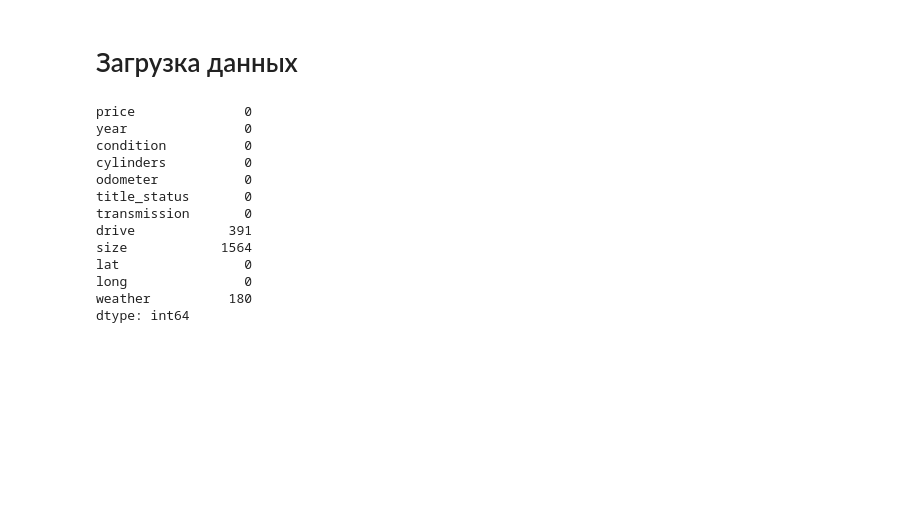
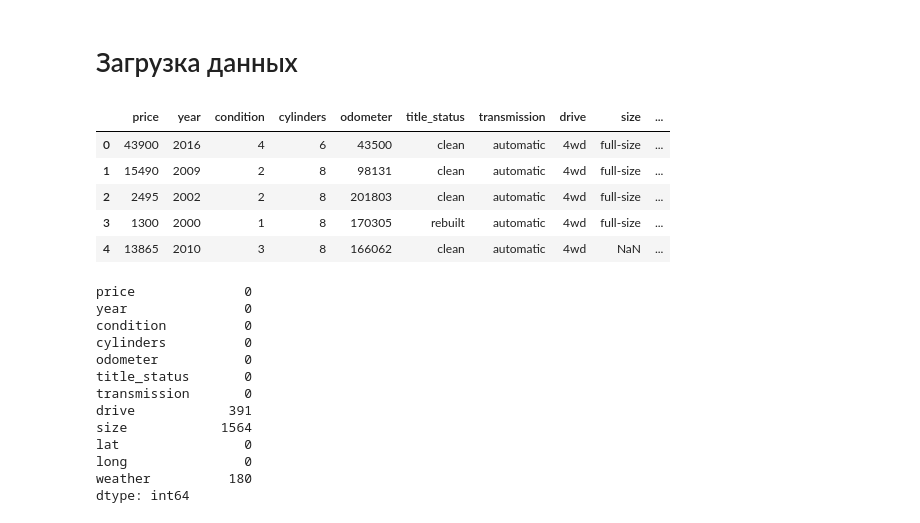
Before and after one commit to DenisBaburin/ds_school_148, a Jupyter notebook: DS_school/ML basics/ML-6_Отбор и селекция признаков/Обработка_пропусков_и_выбросов.ipynb, the cells around one changed output. Drawn from its saved outputs; the diff is of its cells as text; code cells hidden in the pictures; blank space fills up the shorter version.

```diff
--- a/DS_school/ML basics/ML-6_Отбор и селекция признаков/Обработка_пропусков_и_выбросов.ipynb
+++ b/DS_school/ML basics/ML-6_Отбор и селекция признаков/Обработка_пропусков_и_выбросов.ipynb
@@ -11,6 +11,15 @@ from sklearn.model_selection import train_test_split
 !wget https://www.dropbox.com/s/64ol9q9ssggz6f1/data_ford_price.xlsx
 # %%
 data = pd.read_excel('data/data_ford_price.xlsx')
+# %%
+data.head()
+# %% [output]
+|  | price | year | condition | cylinders | odometer | title_status | transmission | drive | size | ... |
+| 0 | 43900 | 2016 | 4 | 6 | 43500 | clean | automatic | 4wd | full-size | ... |
+| 1 | 15490 | 2009 | 2 | 8 | 98131 | clean | automatic | 4wd | full-size | ... |
+| 2 | 2495 | 2002 | 2 | 8 | 201803 | clean | automatic | 4wd | full-size | ... |
+| 3 | 1300 | 2000 | 1 | 8 | 170305 | rebuilt | automatic | 4wd | full-size | ... |
+| 4 | 13865 | 2010 | 3 | 8 | 166062 | clean | automatic | 4wd | NaN | ... |
 # %%
 data.isna().sum()
 # %% [output]
```
Also changed, not shown: parts of 11 cells of this notebook, 1 other file.
